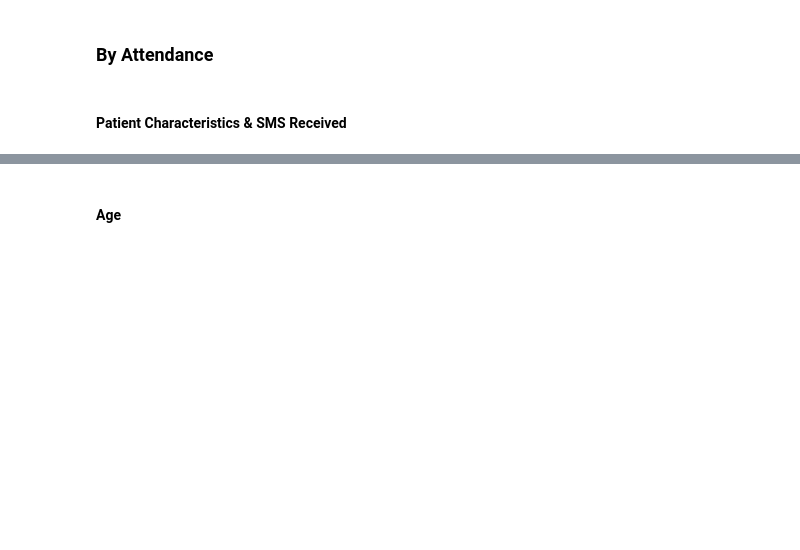
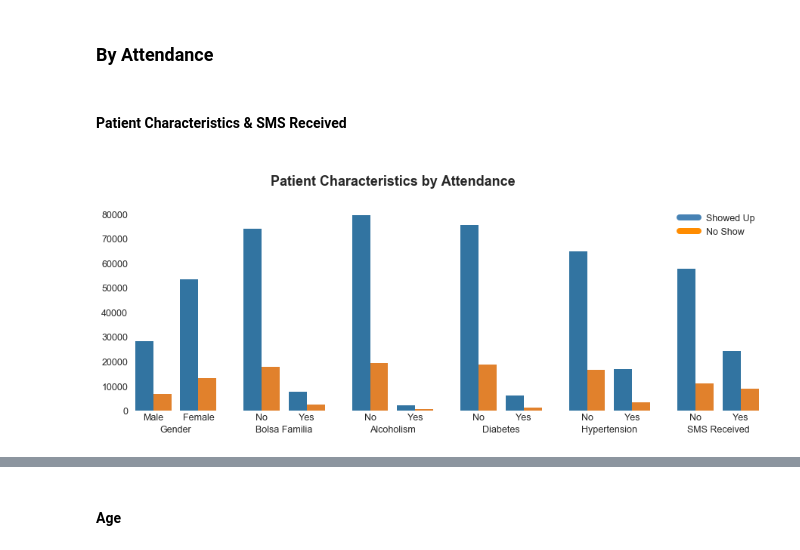
Before and after one commit to jaclynrich/appt-no-show, a Jupyter notebook: appt-no-show.ipynb, the cells around one changed output, grey strips where cells are left out. Drawn from its saved outputs; the diff is of its cells as text; code cells hidden in the pictures; blank space fills up the shorter version.

```diff
--- a/appt-no-show.ipynb
+++ b/appt-no-show.ipynb
@@ -1437,32 +1386,34 @@ shows = df[df['NoShow'] == 0]
 sns.set_palette("tab10")
 
 fields = ['Gender', 'BolsaFamilia', 'Alcoholism', 'Diabetes', 'Hypertension', 'SMSReceived']
 xlabels = ['Gender', 'Bolsa Familia', 'Alcoholism', 'Diabetes', 'Hypertension', 'SMS Received']
 gender_labels = ['Male', 'Female']
 labels = ['No', 'Yes']
 
 fig, axes = plt.subplots(1, 6, figsize = (15, 5), sharey = True)
 
 i = 0
 for ax in axes.reshape(-1):
     sns.countplot(ax = ax, x = fields[i], hue = 'NoShow', data = df)
     sns.set_style("white")
     ax.tick_params(length = 0)
     ax.legend_.remove()
     sns.despine(left = True, bottom = True)
     if i == 0:
         ax.set(xticklabels=['Male', 'Female'])
         ax.set(xlabel = xlabels[i], ylabel = '')
     else:
         ax.set(xticklabels=['No', 'Yes'])
-        ax.set(xlabel = '\n' + xlabels[i], ylabel = '')
+        ax.set(xlabel = xlabels[i], ylabel = '')
     if i == 2:
         ax.set_title('\nPatient Characteristics by Attendance\n', fontsize = 18, fontweight = 'bold')
 
     i += 1
 
 custom_lines = [Line2D([0], [0], color = 'steelblue', lw=8),
                 Line2D([0], [0], color = 'darkorange', lw=8)]
 ax.legend(custom_lines, ['Showed Up', 'No Show'])
 plt.show()
+# %% [output]
+[figure, added]
 # %%
```
Also changed, not shown: parts of 137 cells of this notebook.
